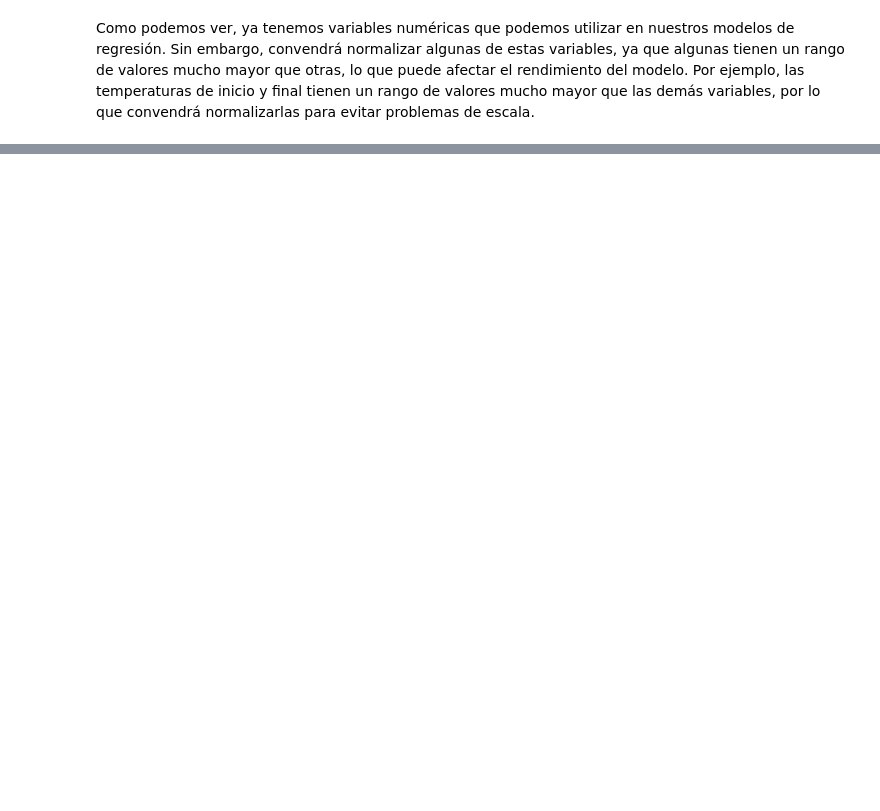
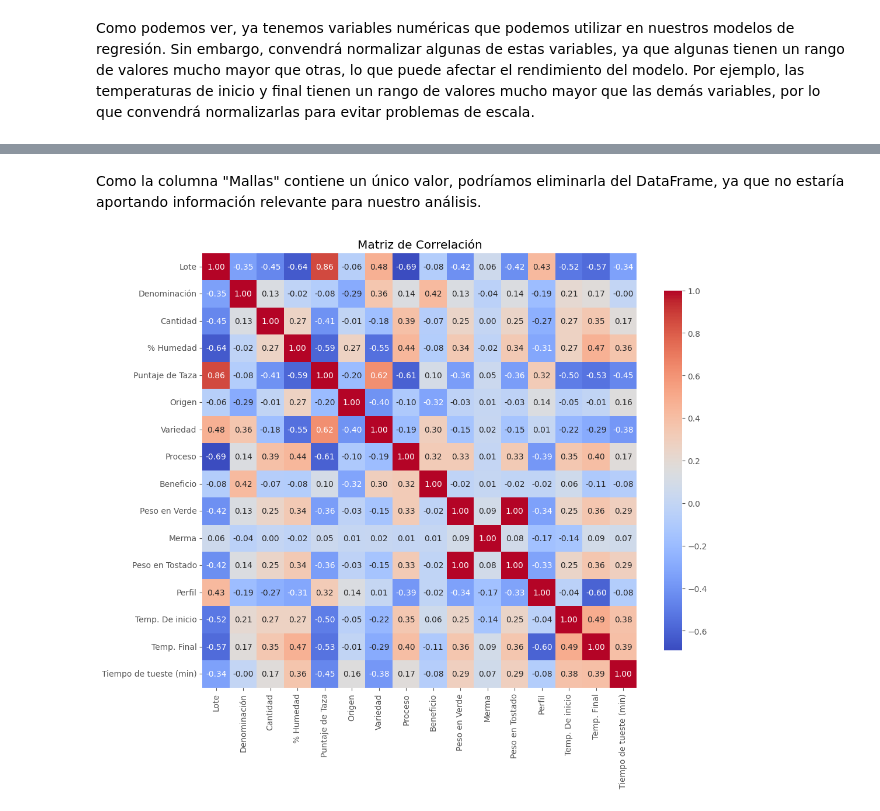
Before and after one commit to leodavid0109/Aprendizaje_Automatico, a Jupyter notebook: Tarea Café/Proyecto Café.ipynb, the cells around one changed output, grey strips where cells are left out. Drawn from its saved outputs; the diff is of its cells as text; code cells hidden in the pictures; blank space fills up the shorter version.

```diff
--- a/Tarea Café/Proyecto Café.ipynb
+++ b/Tarea Café/Proyecto Café.ipynb
@@ -519,0 +629,3 @@ Este DataFrame consolidado contiene toda la información relevante para nuestro
+# %%
+# Eliminar las columnas que no aportan información relevante
+data_consolidado = data_consolidado.drop(columns=['C/NC Humedad', 'C/NC Mallas', 'Verificación Física Café'])
@@ -519,0 +643,12 @@ Este DataFrame consolidado contiene toda la información relevante para nuestro
+# %% [markdown]
+Como la columna "Mallas" contiene un único valor, podríamos eliminarla del DataFrame, ya que no estaría aportando información relevante para nuestro análisis.
+# %%
+# Correlación entre las variables
+correlacion = data_consolidado.corr()
+# Visualización de la matriz de correlación
+plt.figure(figsize=(12, 10))
+sns.heatmap(correlacion, annot=True, fmt=".2f", cmap='coolwarm', square=True, cbar_kws={"shrink": .8})
+plt.title('Matriz de Correlación')
+plt.show()
+# %% [output]
+[figure, added]
```
Also changed, not shown: parts of 53 cells of this notebook.
